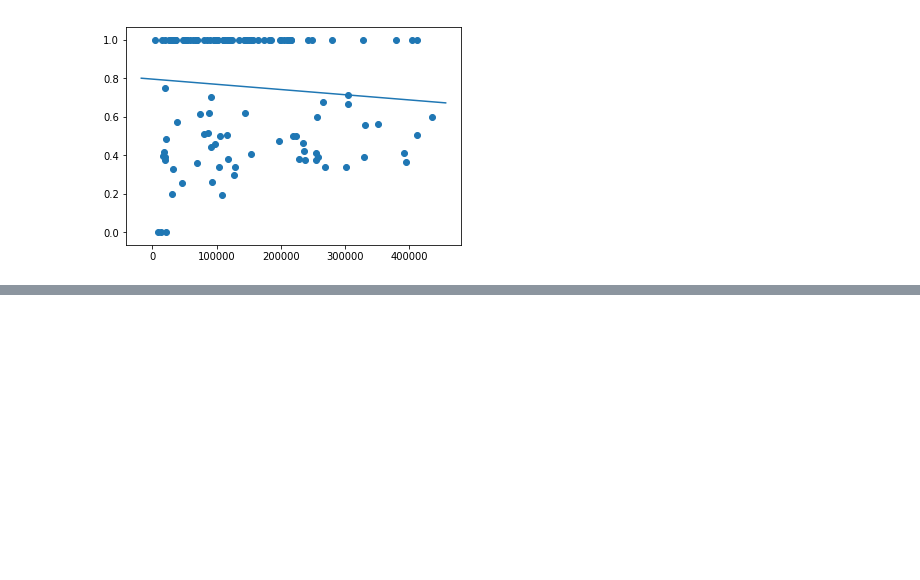
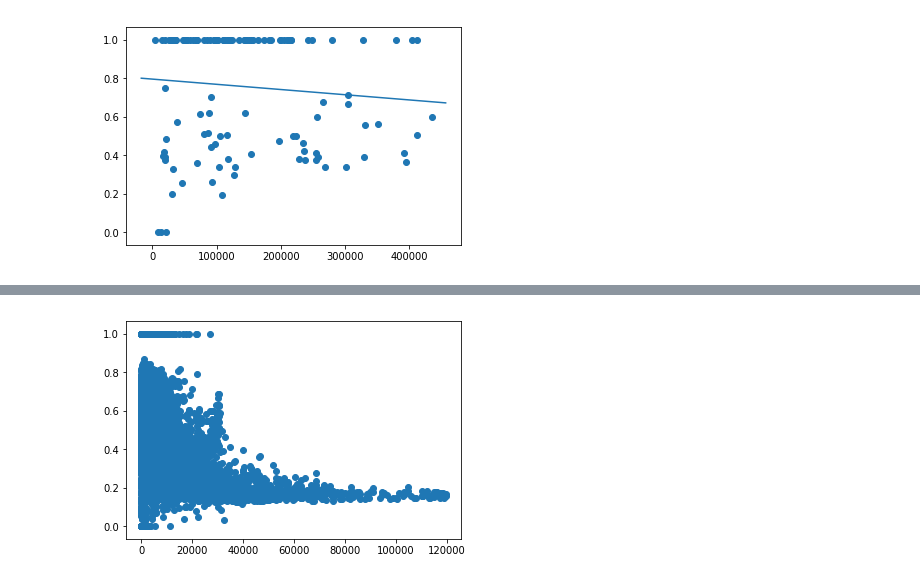
Before and after one commit to QianZhang7/TaR, a Jupyter notebook: regression.ipynb, the cells around one changed output, grey strips where cells are left out. Drawn from its saved outputs; the diff is of its cells as text; code cells hidden in the pictures; blank space fills up the shorter version.

```diff
--- a/regression.ipynb
+++ b/regression.ipynb
@@ -126,4 +196,6 @@ first_ngb_pop = pop_w_neighbor(first_neighbour, pop_raster)
 # %%
 Y3 = south_africa_pop['prop_home']
-X3 = south_africa_pop['home_pop'] + south_africa_pop['first_pop_sum']
-scatter_plot_with_correlation_line(X3, Y3, "/Users/qianzh/project/TaR/trial/south_africa_pop_first.png")
+X3 = south_africa_pop['home_pop']
+scatter_plot_with_correlation_line(X3, Y3, "/Users/qianzh/project/TaR/trial/south_africa_pop_home.png")
+# %% [output]
+[figure, added]
```
Also changed, not shown: parts of 19 cells of this notebook, 10 other files.
